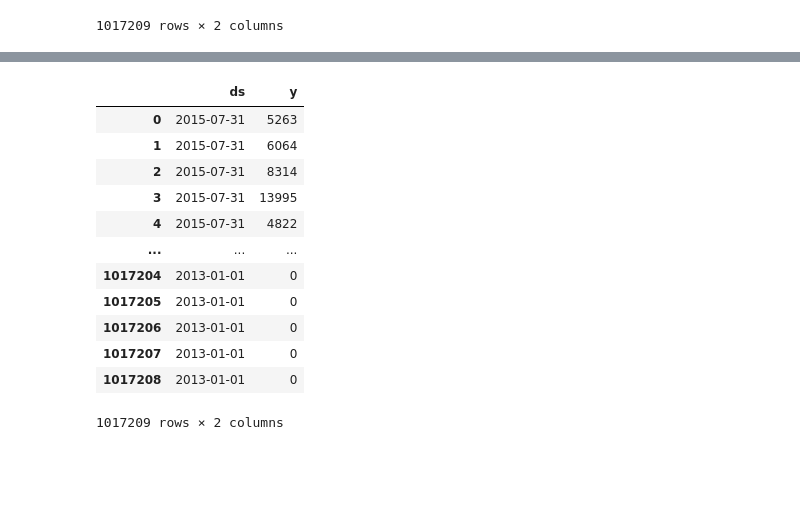
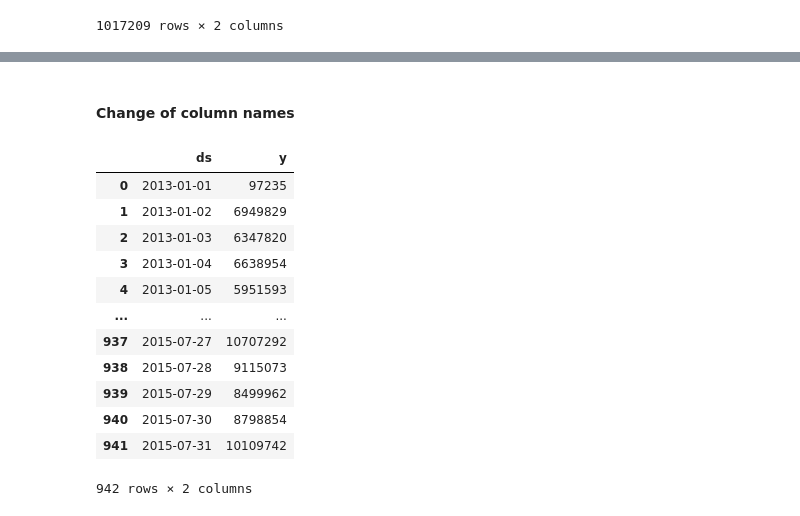
Before and after one commit to Hemamagam/Project-6--Pharmaceutical-Sale-Prediction-, a Jupyter notebook: Task 2.5-Prophet.ipynb, the cells around one changed output, grey strips where cells are left out. Saved outputs shown, nothing was run; the diff lists cells and outputs as text; code cells hidden in the pictures; blank space fills up the shorter version.

```diff
--- a/Task 2.5-Prophet.ipynb
+++ b/Task 2.5-Prophet.ipynb
@@ -43,2 +53,4 @@ sales_data
 # %%
 sales_data['Date']=pd.to_datetime(sales_data['Date'])
+# %%
+sales_data['date']=sales_data['Date'].copy()
@@ -44,0 +59,2 @@ sales_data['Date']=pd.to_datetime(sales_data['Date'])
+# %%
+sales_data.set_index('date', inplace=True)
@@ -44,0 +63,2 @@ sales_data['Date']=pd.to_datetime(sales_data['Date'])
+# %%
+daily_sales = sales_data.resample('D').sum().reset_index()
@@ -45,17 +81,19 @@ sales_data['Date']=pd.to_datetime(sales_data['Date'])
+# %% [markdown]
+#### Change of column names
 # %%
-sales_data.rename({'Date': 'ds', 'Sales': 'y'}, axis=1, inplace=True)
-sales_data
+daily_sales.rename({'date': 'ds', 'Sales': 'y'}, axis=1, inplace=True)
+daily_sales
 # %% [output]
 |  | ds | y |
-| 0 | 2015-07-31 | 5263 |
-| 1 | 2015-07-31 | 6064 |
-| 2 | 2015-07-31 | 8314 |
-| 3 | 2015-07-31 | 13995 |
-| 4 | 2015-07-31 | 4822 |
+| 0 | 2013-01-01 | 97235 |
+| 1 | 2013-01-02 | 6949829 |
+| 2 | 2013-01-03 | 6347820 |
+| 3 | 2013-01-04 | 6638954 |
+| 4 | 2013-01-05 | 5951593 |
 | ... | ... | ... |
-| 1017204 | 2013-01-01 | 0 |
-| 1017205 | 2013-01-01 | 0 |
-| 1017206 | 2013-01-01 | 0 |
-| 1017207 | 2013-01-01 | 0 |
-| 1017208 | 2013-01-01 | 0 |
+| 937 | 2015-07-27 | 10707292 |
+| 938 | 2015-07-28 | 9115073 |
+| 939 | 2015-07-29 | 8499962 |
+| 940 | 2015-07-30 | 8798854 |
+| 941 | 2015-07-31 | 10109742 |
-1017209 rows × 2 columns
+942 rows × 2 columns
```
Also changed, not shown: parts of 16 cells of this notebook.
